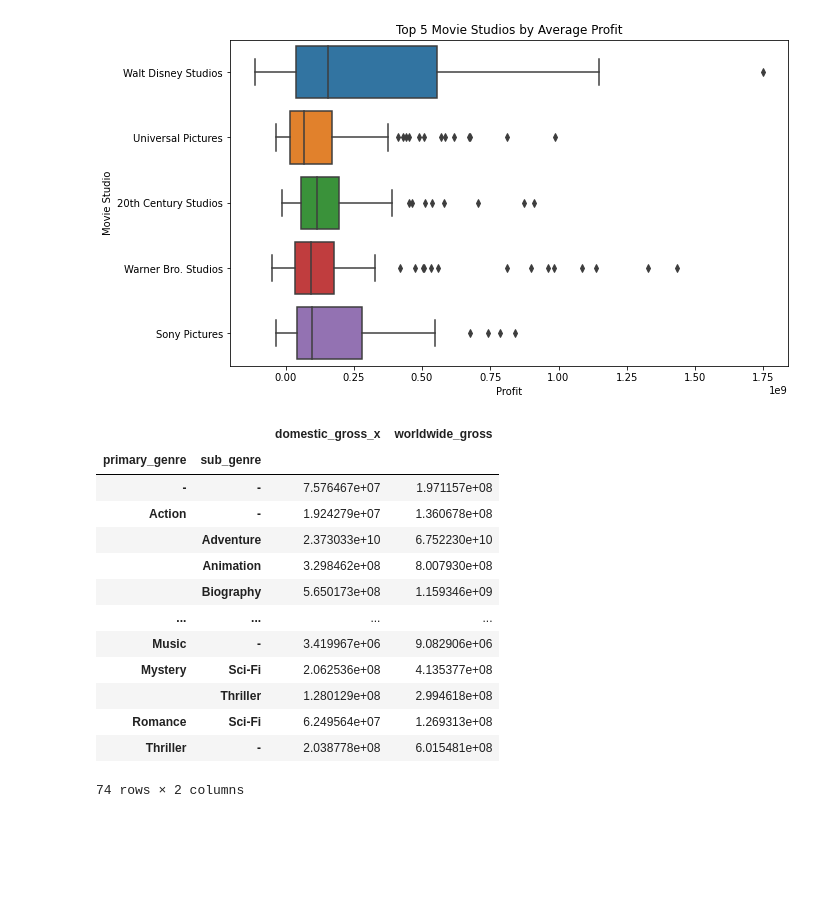
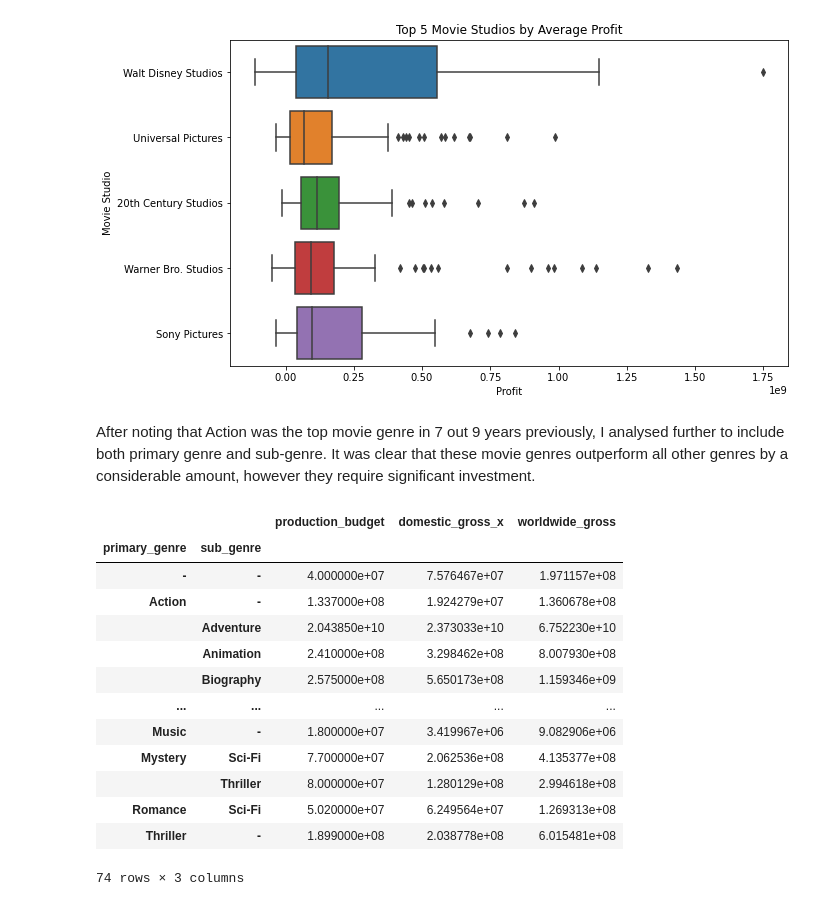
Before and after one commit to natberr/Project_One, a Jupyter notebook: Microsoft Movie Studio Project.ipynb, the cells around one changed output. Saved outputs shown, nothing was run; the diff lists cells and outputs as text; code cells hidden in the pictures; blank space fills up the shorter version.

```diff
--- a/Microsoft Movie Studio Project.ipynb
+++ b/Microsoft Movie Studio Project.ipynb
@@ -200,6 +217,10 @@ dtype: int64
 df_tn_imdb_bom['primary_genre'].fillna('-', inplace=True)
 # %%
 df_tn_imdb_bom['sub_genre'].fillna('-', inplace=True)
+# %%
+df_tn_imdb_bom['runtime_minutes'].fillna('-', inplace=True)
+# %%
+df_tn_imdb_bom['runtime_minutes'] = df_tn_imdb_bom['runtime_minutes'].replace("-", "0", regex=True).astype(int)
 # %%
 df_tn_imdb_bom.isnull().sum()
 # %% [output]
@@ -384,24 +429,26 @@ studio.set_yticklabels(['Walt Disney Studios', 'Universal Pictures', '20th Centu
 plt.savefig('Studio Profit.png')
 # %% [output]
 [figure]
+# %% [markdown]
+After noting that Action was the top movie genre in 7 out 9 years previously, I analysed further to include both primary genre and sub-genre. It was clear that these movie genres outperform all other genres by a considerable amount, however they require significant investment.
 # %%
-df_genres = df_tn_imdb_bom.groupby(['primary_genre', 'sub_genre'])[['domestic_gross_x', 'worldwide_gross']].sum()
+df_genres = df_tn_imdb_bom.groupby(['primary_genre', 'sub_genre'])[['production_budget', 'domestic_gross_x', 'worldwide_gross']].sum()
 df_genres
 # %% [output]
-|  |  | domestic_gross_x | worldwide_gross |
-| primary_genre | sub_genre |  |  |
-| - | - | 7.576467e+07 | 1.971157e+08 |
-| Action | - | 1.924279e+07 | 1.360678e+08 |
-|  | Adventure | 2.373033e+10 | 6.752230e+10 |
-|  | Animation | 3.298462e+08 | 8.007930e+08 |
-|  | Biography | 5.650173e+08 | 1.159346e+09 |
-| ... | ... | ... | ... |
-| Music | - | 3.419967e+06 | 9.082906e+06 |
-| Mystery | Sci-Fi | 2.062536e+08 | 4.135377e+08 |
-|  | Thriller | 1.280129e+08 | 2.994618e+08 |
-| Romance | Sci-Fi | 6.249564e+07 | 1.269313e+08 |
-| Thriller | - | 2.038778e+08 | 6.015481e+08 |
+|  |  | production_budget | domestic_gross_x | worldwide_gross |
+| primary_genre | sub_genre |  |  |  |
+| - | - | 4.000000e+07 | 7.576467e+07 | 1.971157e+08 |
+| Action | - | 1.337000e+08 | 1.924279e+07 | 1.360678e+08 |
+|  | Adventure | 2.043850e+10 | 2.373033e+10 | 6.752230e+10 |
+|  | Animation | 2.410000e+08 | 3.298462e+08 | 8.007930e+08 |
+|  | Biography | 2.575000e+08 | 5.650173e+08 | 1.159346e+09 |
+| ... | ... | ... | ... | ... |
+| Music | - | 1.800000e+07 | 3.419967e+06 | 9.082906e+06 |
+| Mystery | Sci-Fi | 7.700000e+07 | 2.062536e+08 | 4.135377e+08 |
+|  | Thriller | 8.000000e+07 | 1.280129e+08 | 2.994618e+08 |
+| Romance | Sci-Fi | 5.020000e+07 | 6.249564e+07 | 1.269313e+08 |
+| Thriller | - | 1.899000e+08 | 2.038778e+08 | 6.015481e+08 |
-74 rows × 2 columns
+74 rows × 3 columns
 # %%
 df_genres = df_genres.sort_values('worldwide_gross', ascending = False).head(5)
 df_genres
```
Also changed, not shown: parts of 40 cells of this notebook, 6 other files.
